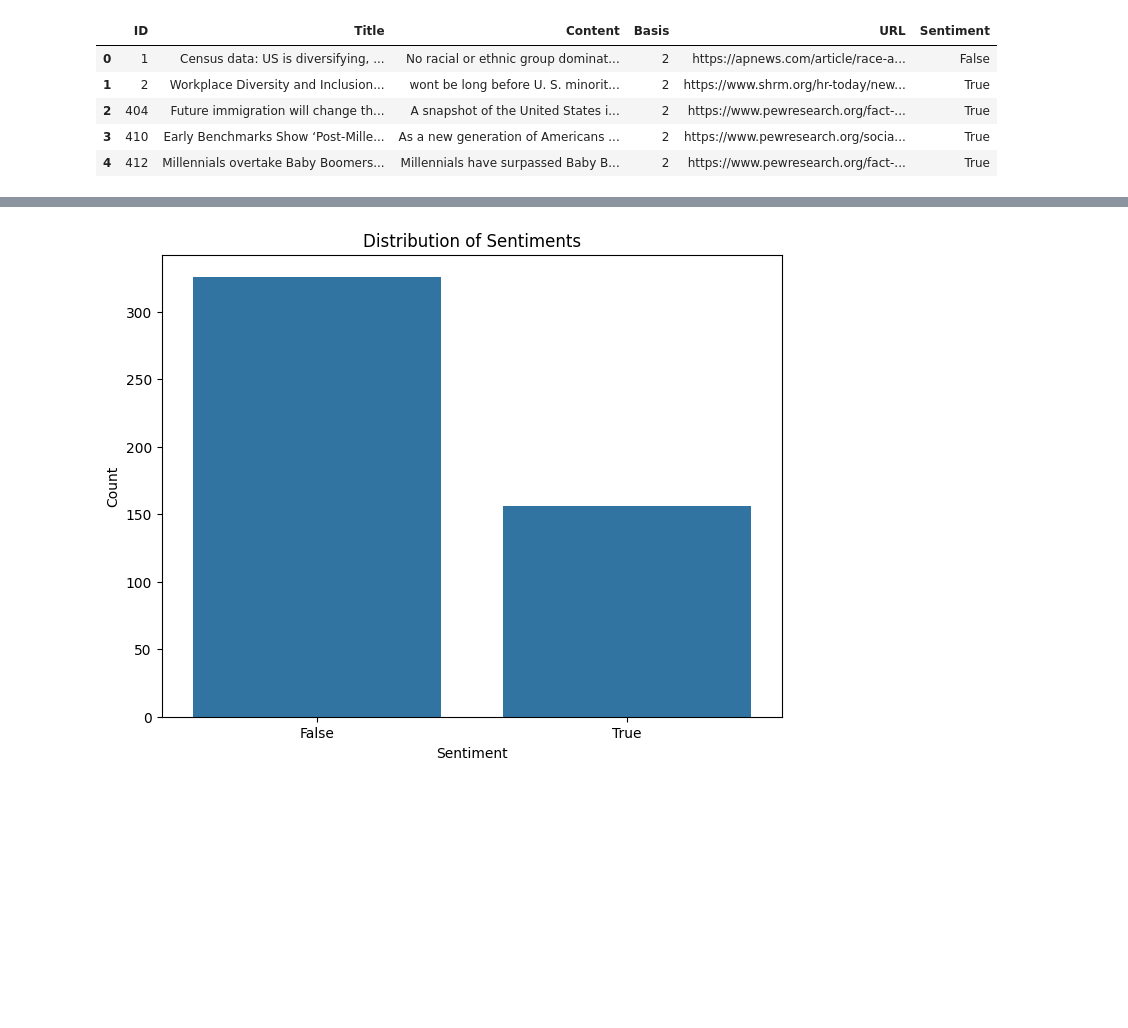
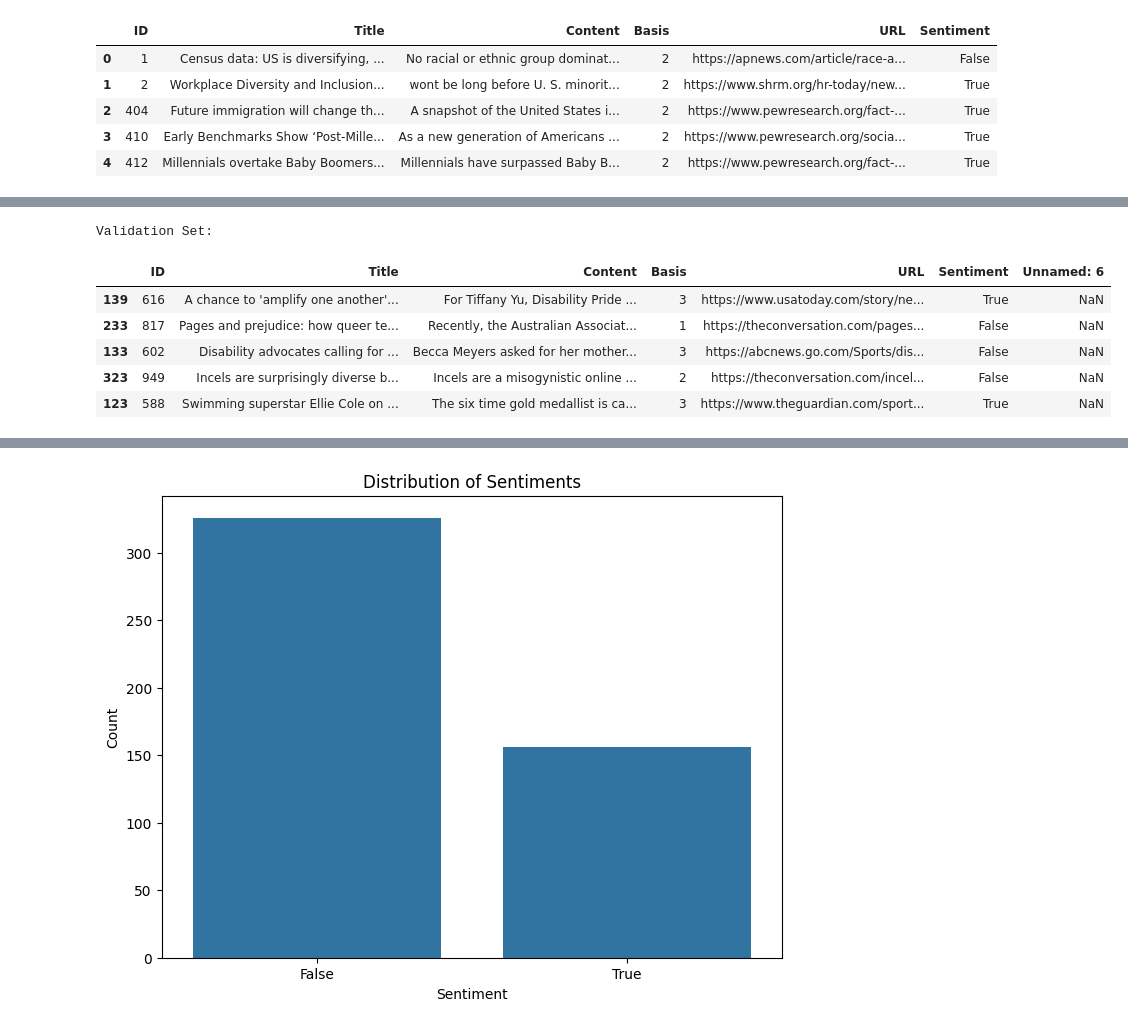
Before and after one commit to varunpothu/Research_Methods_Assignment, a Jupyter notebook: R_M__Assignment_3.ipynb, the cells around one changed output, grey strips where cells are left out. Drawn from its saved outputs; the diff is of its cells as text; code cells hidden in the pictures; blank space fills up the shorter version.

```diff
--- a/R_M__Assignment_3.ipynb
+++ b/R_M__Assignment_3.ipynb
@@ -162,0 +202,11 @@ diversity_df_cleaned.head()
+# %%
+print("\nValidation Set:")
+val_df.head()
+# %% [output]
+Validation Set:
+|  | ID | Title | Content | Basis | URL | Sentiment | Unnamed: 6 |
+| 139 | 616 | A chance to 'amplify one another'... | For Tiffany Yu, Disability Pride ... | 3 | https://www.usatoday.com/story/ne... | True | NaN |
+| 233 | 817 | Pages and prejudice: how queer te... | Recently, the Australian Associat... | 1 | https://theconversation.com/pages... | False | NaN |
+| 133 | 602 | Disability advocates calling for ... | Becca Meyers asked for her mother... | 3 | https://abcnews.go.com/Sports/dis... | False | NaN |
+| 323 | 949 | Incels are surprisingly diverse b... | Incels are a misogynistic online ... | 2 | https://theconversation.com/incel... | False | NaN |
+| 123 | 588 | Swimming superstar Ellie Cole on ... | The six time gold medallist is ca... | 3 | https://www.theguardian.com/sport... | True | NaN |
```
Also changed, not shown: parts of 41 cells of this notebook.
